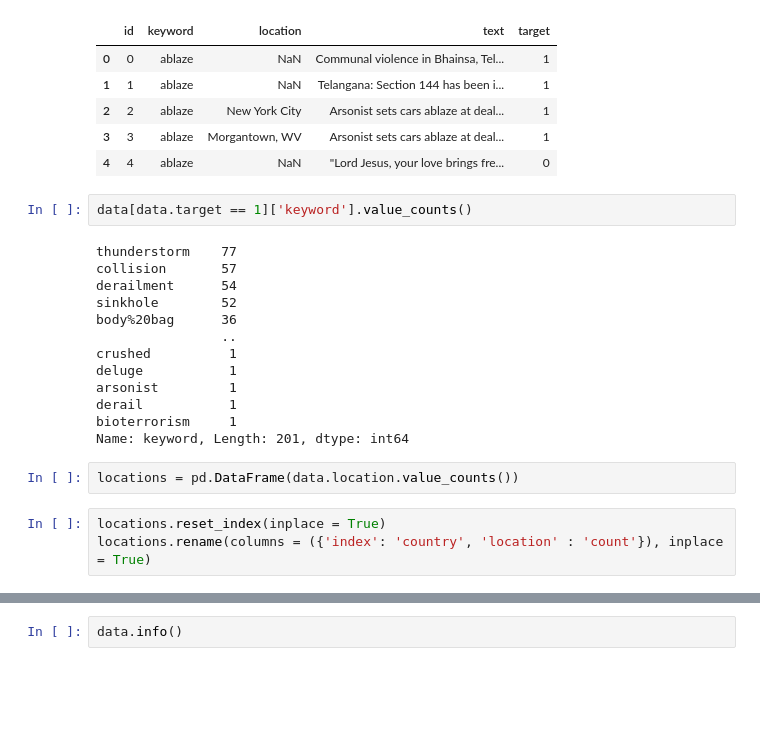
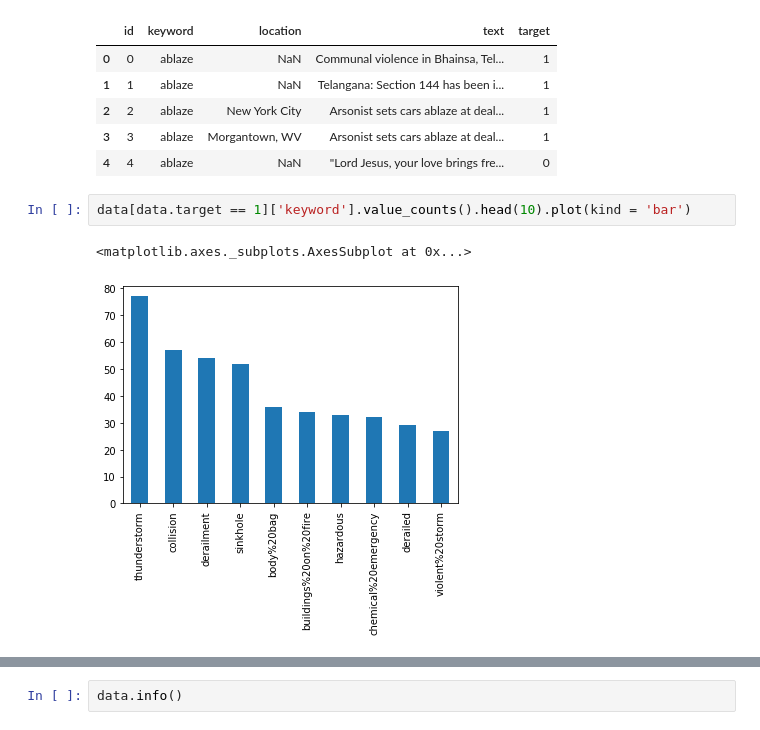
Before and after one commit to acoco10/disaster_tweets, a Jupyter notebook: modeling.ipynb, the cells around one changed output, grey strips where cells are left out. Saved outputs shown, nothing was run; the diff lists cells and outputs as text; blank space fills up the shorter version.

```diff
--- a/modeling.ipynb
+++ b/modeling.ipynb
@@ -34,22 +34,7 @@ data.head()
 | 3 | 3 | ablaze | Morgantown, WV | Arsonist sets cars ablaze at deal... | 1 |
 | 4 | 4 | ablaze | NaN | "Lord Jesus, your love brings fre... | 0 |
 # %%
-data[data.target == 1]['keyword'].value_counts()
+data[data.target == 1]['keyword'].value_counts().head(10).plot(kind = 'bar')
 # %% [output]
-thunderstorm    77
-collision       57
-derailment      54
-sinkhole        52
-body%20bag      36
-                ..
-crushed          1
-deluge           1
-arsonist         1
-derail           1
-bioterrorism     1
-Name: keyword, Length: 201, dtype: int64
+<matplotlib.axes._subplots.AxesSubplot at 0x...>
+[figure, added]
-# %%
-locations = pd.DataFrame(data.location.value_counts())
-# %%
-locations.reset_index(inplace = True)
-locations.rename(columns = ({'index': 'country', 'location' : 'count'}), inplace = True)
```
Also changed, not shown: parts of 47 cells of this notebook.
